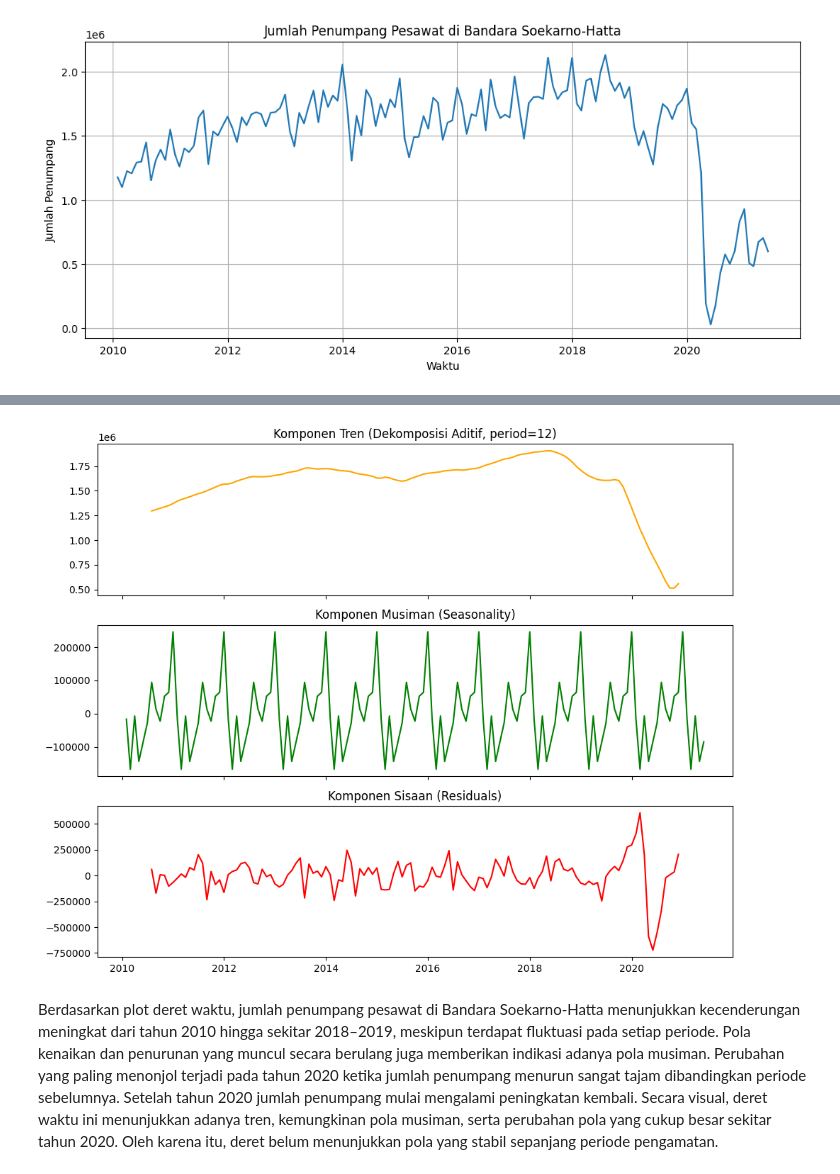
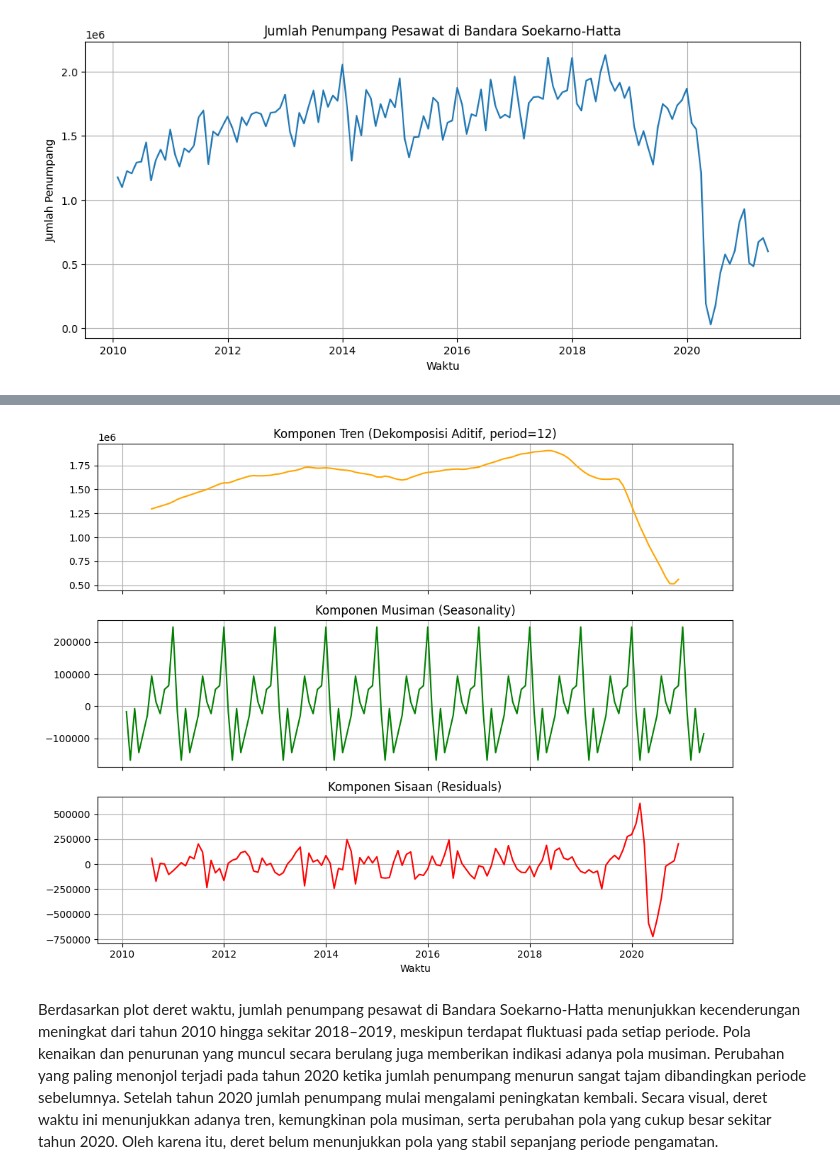
Before and after one commit to 18felasofa/Analisis-Deret-Waktu, a Jupyter notebook: Tugas_Kelompok_Minggu_4_rev.ipynb, the cells around one changed output, grey strips where cells are left out. Cells and saved outputs as stored; diff of their text form; code cells hidden in the pictures.

```diff
--- a/Tugas_Kelompok_Minggu_4_rev.ipynb
+++ b/Tugas_Kelompok_Minggu_4_rev.ipynb
@@ -161,14 +183,35 @@ plt.show()
 # %%
-decomp = seasonal_decompose( df_soetta['Total'], model='additive', period=12)
+import matplotlib.pyplot as plt
+from statsmodels.tsa.seasonal import seasonal_decompose
+
+# 1. Jalankan dekomposisi aditif
+decomp = seasonal_decompose(df_soetta['Total'], model='additive', period=12)
+
+# 2. Pastikan kolom 'Waktu' berformat datetime (jika belum)
+df_soetta['Waktu'] = pd.to_datetime(df_soetta['Waktu'])
+
+# 3. Plot komponen hasil dekomposisi
 fig, axes = plt.subplots(3, 1, figsize=(10, 8), sharex=True)
+
+# Komponen Tren
 axes[0].plot(df_soetta['Waktu'], decomp.trend, color='orange')
-axes[0].set_title(f"Komponen Tren (Dekomposisi Aditif, period={12})")
+axes[0].set_title('Komponen Tren (Dekomposisi Aditif, period=12)')
+axes[0].grid(True)
+
+# Komponen Musiman
 axes[1].plot(df_soetta['Waktu'], decomp.seasonal, color='green')
-axes[1].set_title("Komponen Musiman (Seasonality)")
+axes[1].set_title('Komponen Musiman (Seasonality)')
+axes[1].grid(True)
+
+# Komponen Sisaan
 axes[2].plot(df_soetta['Waktu'], decomp.resid, color='red')
-axes[2].set_title("Komponen Sisaan (Residuals)")
+axes[2].set_title('Komponen Sisaan (Residuals)')
+axes[2].grid(True)
+
+plt.xlabel('Waktu')
 plt.tight_layout()
+plt.show()
 # %% [output]
-[figure, old version]
+[figure, new version]
 # %% [markdown]
 Berdasarkan plot deret waktu, jumlah penumpang pesawat di Bandara Soekarno-Hatta menunjukkan kecenderungan meningkat dari tahun 2010 hingga sekitar 2018–2019, meskipun terdapat fluktuasi pada setiap periode. Pola kenaikan dan penurunan yang muncul secara berulang juga memberikan indikasi adanya pola musiman. Perubahan yang paling menonjol terjadi pada tahun 2020 ketika jumlah penumpang menurun sangat tajam dibandingkan periode sebelumnya. Setelah tahun 2020 jumlah penumpang mulai mengalami peningkatan kembali. Secara visual, deret waktu ini menunjukkan adanya tren, kemungkinan pola musiman, serta perubahan pola yang cukup besar sekitar tahun 2020. Oleh karena itu, deret belum menunjukkan pola yang stabil sepanjang periode pengamatan.
```
Also changed, not shown: parts of 13 cells of this notebook.
